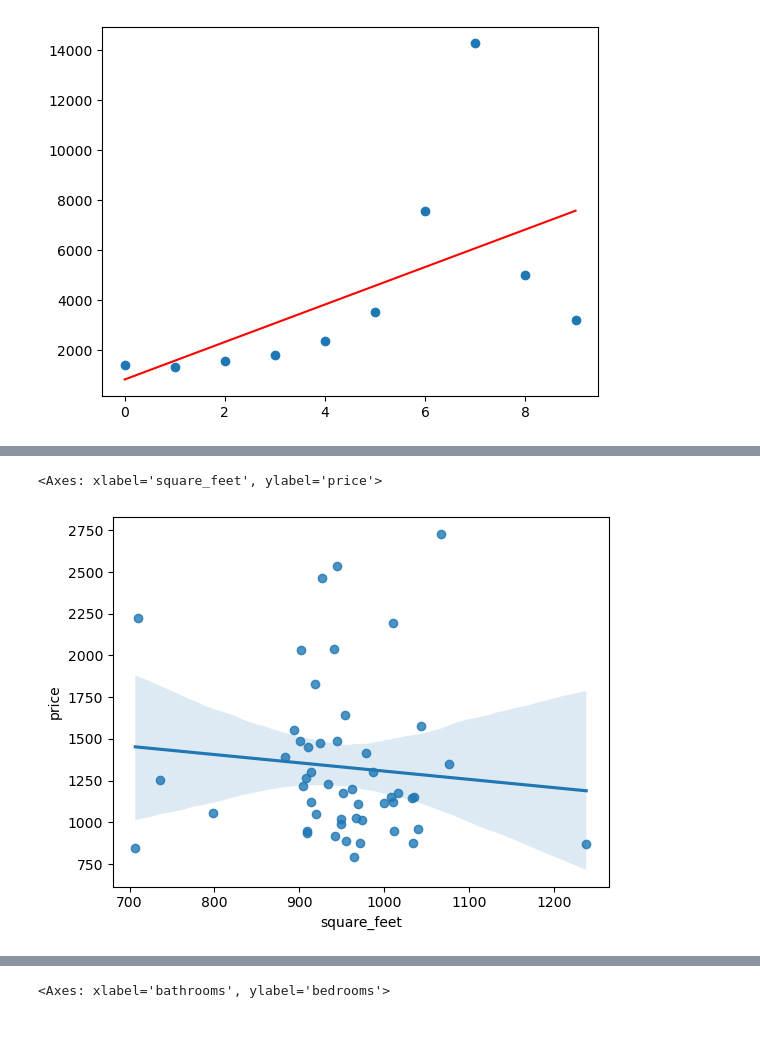
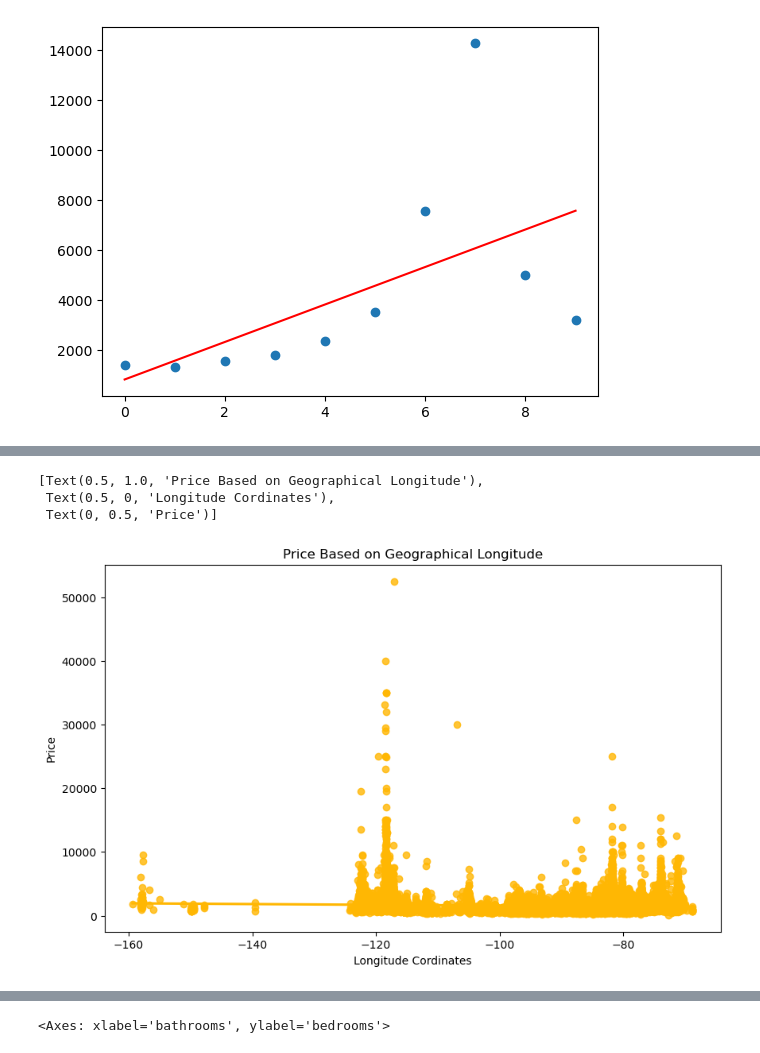
Before and after one commit to tghcb9/dataanalytics-project1-group6, a Jupyter notebook: submission/analysis/regression.ipynb, the cells around one changed output, grey strips where cells are left out. Saved outputs shown, nothing was run; the diff lists cells and outputs as text; code cells hidden in the pictures.

```diff
--- a/submission/analysis/regression.ipynb
+++ b/submission/analysis/regression.ipynb
@@ -225,5 +141,11 @@ sns.regplot(data = avg_df, x='price', y='square_feet')
-# %%
-sns.regplot(data = avg_df, x='square_feet', y='price')
-# %% [output]
-<Axes: xlabel='square_feet', ylabel='price'>
-[figure, removed]
+# %%
+##Geographical regressions
+##I chose these variables because its something our presentation has not covered yet.
+
+plt.figure(figsize = (10, 6))
+sns.regplot(data = df, x='longitude', y='price', color='#FFB703').set(title='Price Based on Geographical Longitude', xlabel='Longitude Cordinates', ylabel='Price')
+# %% [output]
+[Text(0.5, 1.0, 'Price Based on Geographical Longitude'),
+ Text(0.5, 0, 'Longitude Cordinates'),
+ Text(0, 0.5, 'Price')]
+[figure, added]
```
Also changed, not shown: parts of 53 cells of this notebook, 17 other files.
